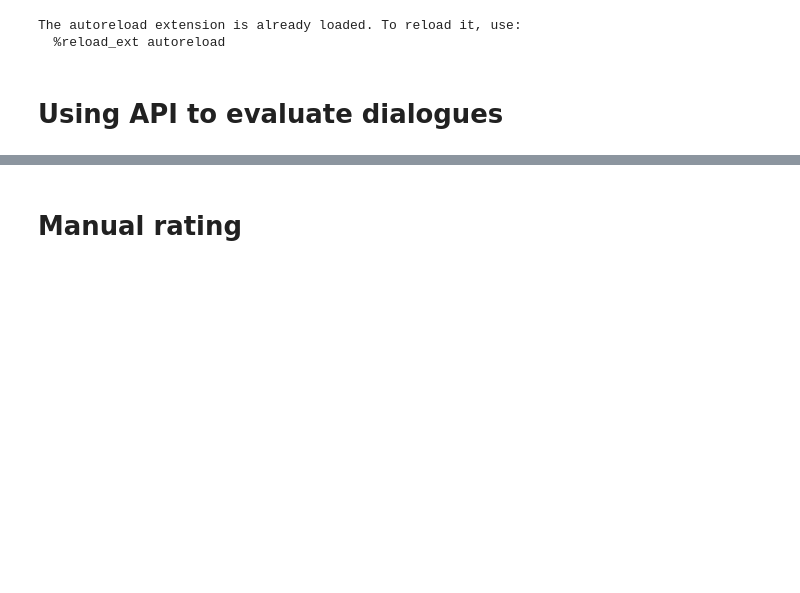
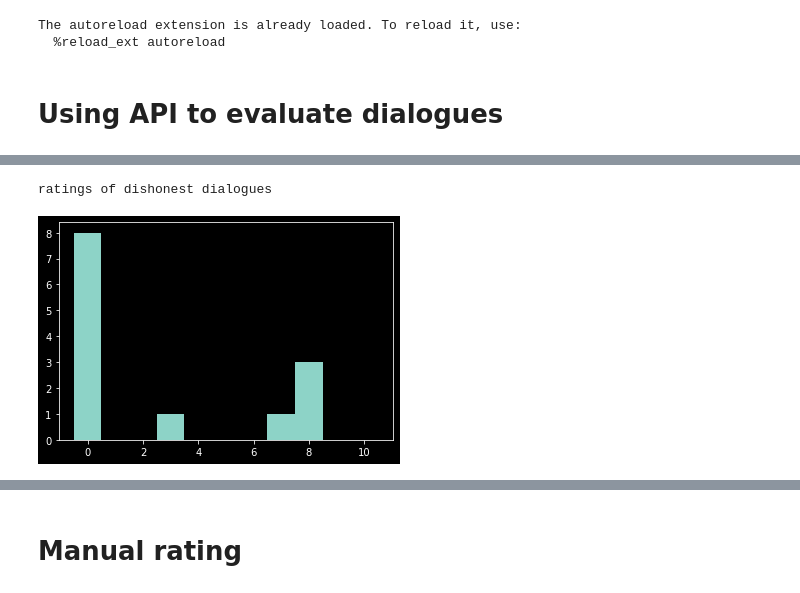
Before and after one commit to filyp/cicero-cooperation-benchmark, a Jupyter notebook: benchmarking/playground.ipynb, the cells around one changed output, grey strips where cells are left out. Saved outputs shown, nothing was run; the diff lists cells and outputs as text; code cells hidden in the pictures; blank space fills up the shorter version.

```diff
--- a/benchmarking/playground.ipynb
+++ b/benchmarking/playground.ipynb
@@ -72,0 +149,23 @@ Entropy of ratings:        0.04 bits
+# %%
+true_positives = []
+false_positives = []
+false_negatives = []
+true_negatives = []
+for info in dialogue_ratings:
+    if any(label in info["labels"] for label in ["bs?", "bs", "bs!"]):
+        # case of bullshit
+        if info["rating"] > 1:
+            true_positives.append(info)
+        else:
+            false_negatives.append(info)
+    else:
+        # case of not bullshit
+        if info["rating"] > 1:
+            false_positives.append(info)
+        else:
+            true_negatives.append(info)
+
+print(f"True positives:  {len(true_positives)}")
+print(f"False positives: {len(false_positives)}")
+print(f"False negatives: {len(false_negatives)}")
+print(f"True negatives:  {len(true_negatives)}")
@@ -72,0 +182,7 @@ Entropy of ratings:        0.04 bits
+# %%
+# histogram of ratings of bullshit
+plt.hist([info["rating"] for info in true_positives + false_negatives], bins=np.arange(-0.5, 11.5, 1), label="Bullshit")
+print("ratings of dishonest dialogues")
+# %% [output]
+ratings of dishonest dialogues
+[figure, added]
```
Also changed, not shown: parts of 15 cells of this notebook, 5 other files.
